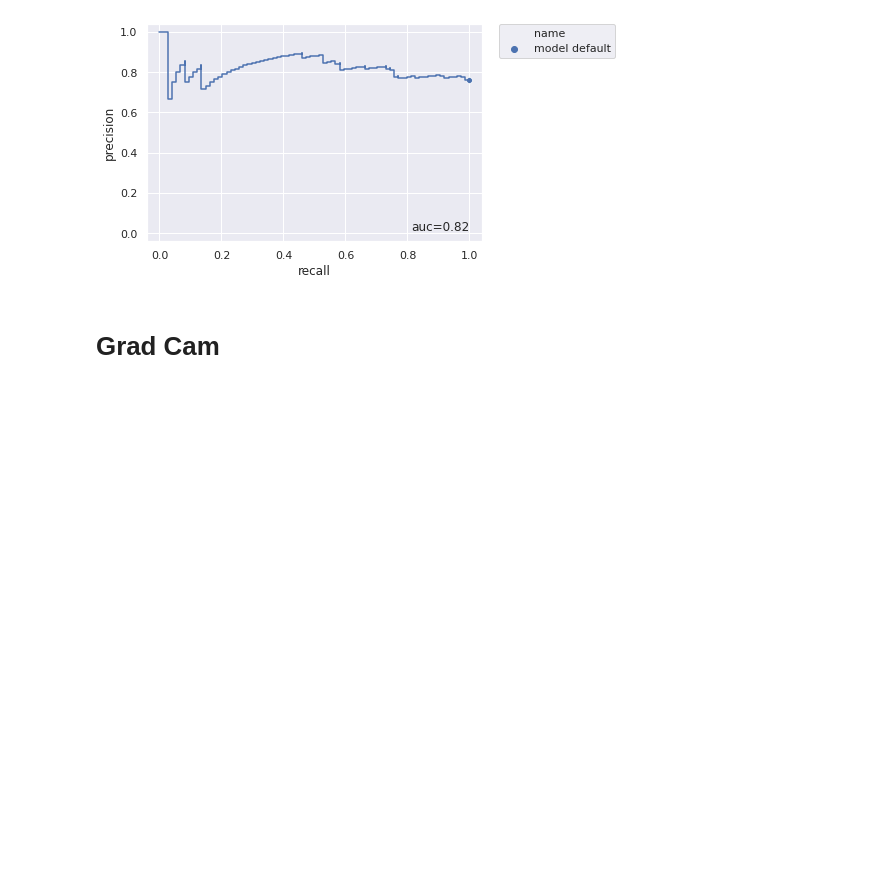
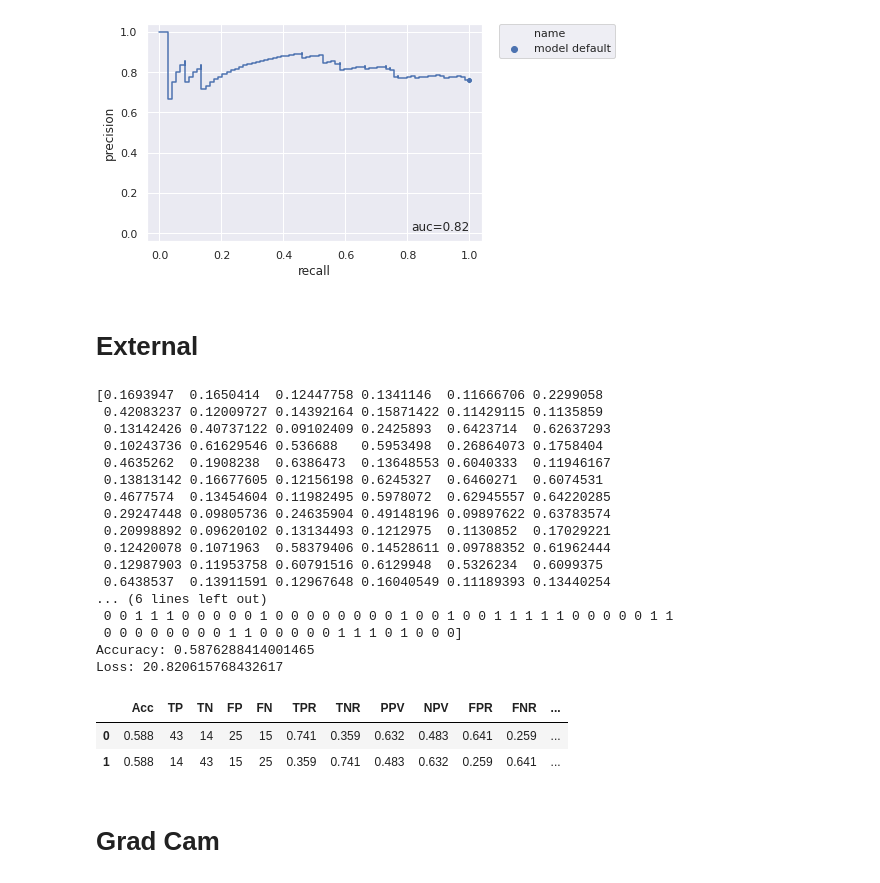
Before and after one commit to sopeeweje/Bone-MRI, a Jupyter notebook: evaluate-specific-model.ipynb, the cells around one changed output. Saved outputs shown, nothing was run; the diff lists cells and outputs as text; code cells hidden in the pictures; blank space fills up the shorter version.

```diff
--- a/evaluate-specific-model.ipynb
+++ b/evaluate-specific-model.ipynb
@@ -321,6 +330,54 @@ fig = plot_precision_recall(labels, results)
 fig.savefig("figures/{}-{}-test-precisionrecall-curve.svg".format(result.uuid, result.input_form), bbox_inches = "tight")
 # %% [output]
 [figure]
+# %% [markdown]
+# External
+# %%
+results = get_results(model, external)
+
+probabilities = transform_binary_probabilities(results)
+print(probabilities)
+predictions = transform_binary_predictions(results)
+print(predictions)
+labels = get_labels(external)
+names = external.names
+external_results = [['PatientID','True label','Predicted label','Probability']]
+index = 0
+for name in names:
+    external_results.append([name, labels[index], predictions[index], probabilities[index]])
+    index += 1
+df = pandas.DataFrame(external_results)
+df.to_csv("output/external_results/{}-{}.csv".format(UUID, result.model), header=False, index=False)
+sb.glue("external_labels", list(labels))
+sb.glue("external_probabilities", list(probabilities))
+sb.glue("external_predictions", list(predictions))
+
+loss, accuracy = calculate_accuracy_loss(model, external)
+print("Accuracy:", accuracy)
+print("Loss:", loss)
+stats = calculate_confusion_matrix_stats(labels, results)
+pandas.DataFrame(stats, index=validation.class_indices)
+# %% [output]
+[0.1693947  0.1650414  0.12447758 0.1341146  0.11666706 0.2299058
+ 0.42083237 0.12009727 0.14392164 0.15871422 0.11429115 0.1135859
+ 0.13142426 0.40737122 0.09102409 0.2425893  0.6423714  0.62637293
+ 0.10243736 0.61629546 0.536688   0.5953498  0.26864073 0.1758404
+ 0.4635262  0.1908238  0.6386473  0.13648553 0.6040333  0.11946167
+ 0.13813142 0.16677605 0.12156198 0.6245327  0.6460271  0.6074531
+ 0.4677574  0.13454604 0.11982495 0.5978072  0.62945557 0.64220285
+ 0.29247448 0.09805736 0.24635904 0.49148196 0.09897622 0.63783574
+ 0.20998892 0.09620102 0.13134493 0.1212975  0.1130852  0.17029221
+ 0.12420078 0.1071963  0.58379406 0.14528611 0.09788352 0.61962444
+ 0.12987903 0.11953758 0.60791516 0.6129948  0.5326234  0.6099375
+ 0.6438537  0.13911591 0.12967648 0.16040549 0.11189393 0.13440254
+... (6 lines left out)
+ 0 0 1 1 1 0 0 0 0 0 1 0 0 0 0 0 0 0 0 1 0 0 1 0 0 1 1 1 1 1 0 0 0 0 0 1 1
+ 0 0 0 0 0 0 0 0 1 1 0 0 0 0 0 1 1 1 0 1 0 0 0]
+Accuracy: 0.5876288414001465
+Loss: 20.820615768432617
+|  | Acc | TP | TN | FP | FN | TPR | TNR | PPV | NPV | FPR | FNR | ... |
+| 0 | 0.588 | 43 | 14 | 25 | 15 | 0.741 | 0.359 | 0.632 | 0.483 | 0.641 | 0.259 | ... |
+| 1 | 0.588 | 14 | 43 | 15 | 25 | 0.359 | 0.741 | 0.483 | 0.632 | 0.259 | 0.641 | ... |
 # %%
 #import json
 #hyperparameters = json.loads(result.hyperparameters)
```
Also changed, not shown: parts of 8 cells of this notebook, 5 other files.
